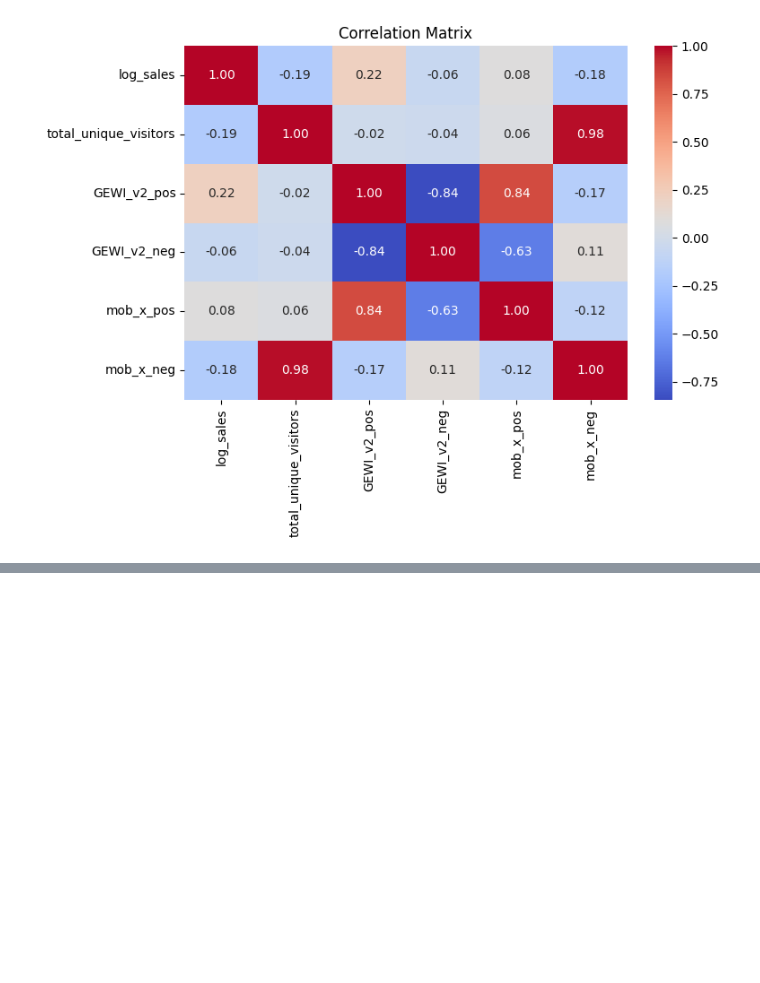
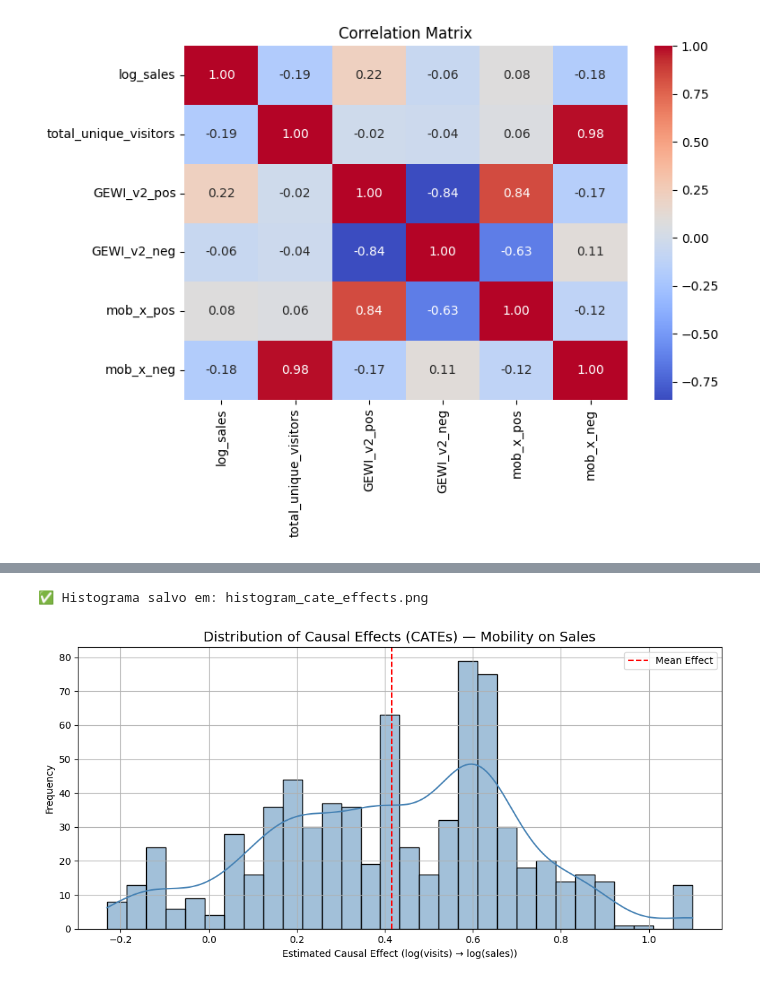
Before and after one commit to RPAlbuquerque/PhD-Dissertation---Paper-2, a Jupyter notebook: Hypothesis_Test_Paper_2.ipynb, the cells around one changed output, grey strips where cells are left out. Drawn from its saved outputs; the diff is of its cells as text; code cells hidden in the pictures; blank space fills up the shorter version.

```diff
--- a/Hypothesis_Test_Paper_2.ipynb
+++ b/Hypothesis_Test_Paper_2.ipynb
@@ -1543,0 +1794,21 @@ strong multicollinearity or other numerical problems.
+# %%
+import pandas as pd
+import numpy as np
+
+# 📂 Caminho do arquivo com os efeitos causais por setor
+cate_path = "/n/netscratch/cga/Lab/rpalbuquerque/Hypothesis_Test/cate_by_sector.csv.gz"
+
+# 📊 Carregar os dados
+df = pd.read_csv(cate_path)
+
+# 🧮 Estatísticas descritivas dos CATEs
+summary = df["CATE_mobility_on_sales"].describe(percentiles=[0.10, 0.25, 0.5, 0.75, 0.90]).round(4)
+
+# 📋 Exibir resultados
+print("📊 Summary of Estimated Causal Effects (CATEs):\n")
+print(summary)
+
+# 📦 Exportar como CSV (opcional)
+summary.to_frame(name="CATE_stats").to_csv(
+    "/n/netscratch/cga/Lab/rpalbuquerque/Hypothesis_Test/cate_stats_summary.csv"
+)
@@ -1543,0 +1831,22 @@ strong multicollinearity or other numerical problems.
+# %%
+import matplotlib.pyplot as plt
+import seaborn as sns
+
+# 🎨 Estilo gráfico profissional
+plt.figure(figsize=(10, 5))
+sns.histplot(df["CATE_mobility_on_sales"], bins=30, kde=True, color='steelblue')
+plt.axvline(df["CATE_mobility_on_sales"].mean(), color='red', linestyle='--', label='Mean Effect')
+plt.title("Distribution of Causal Effects (CATEs) — Mobility on Sales", fontsize=14)
+plt.xlabel("Estimated Causal Effect (log(visits) → log(sales))")
+plt.ylabel("Frequency")
+plt.legend()
+plt.grid(True)
+plt.tight_layout()
+
+# 💾 Salvar gráfico
+plt.savefig("/n/netscratch/cga/Lab/rpalbuquerque/Hypothesis_Test/histogram_cate_effects.png", dpi=300)
+
+print("✅ Histograma salvo em: histogram_cate_effects.png")
+# %% [output]
+✅ Histograma salvo em: histogram_cate_effects.png
+[figure, added]
```
Also changed, not shown: parts of 11 cells of this notebook.
